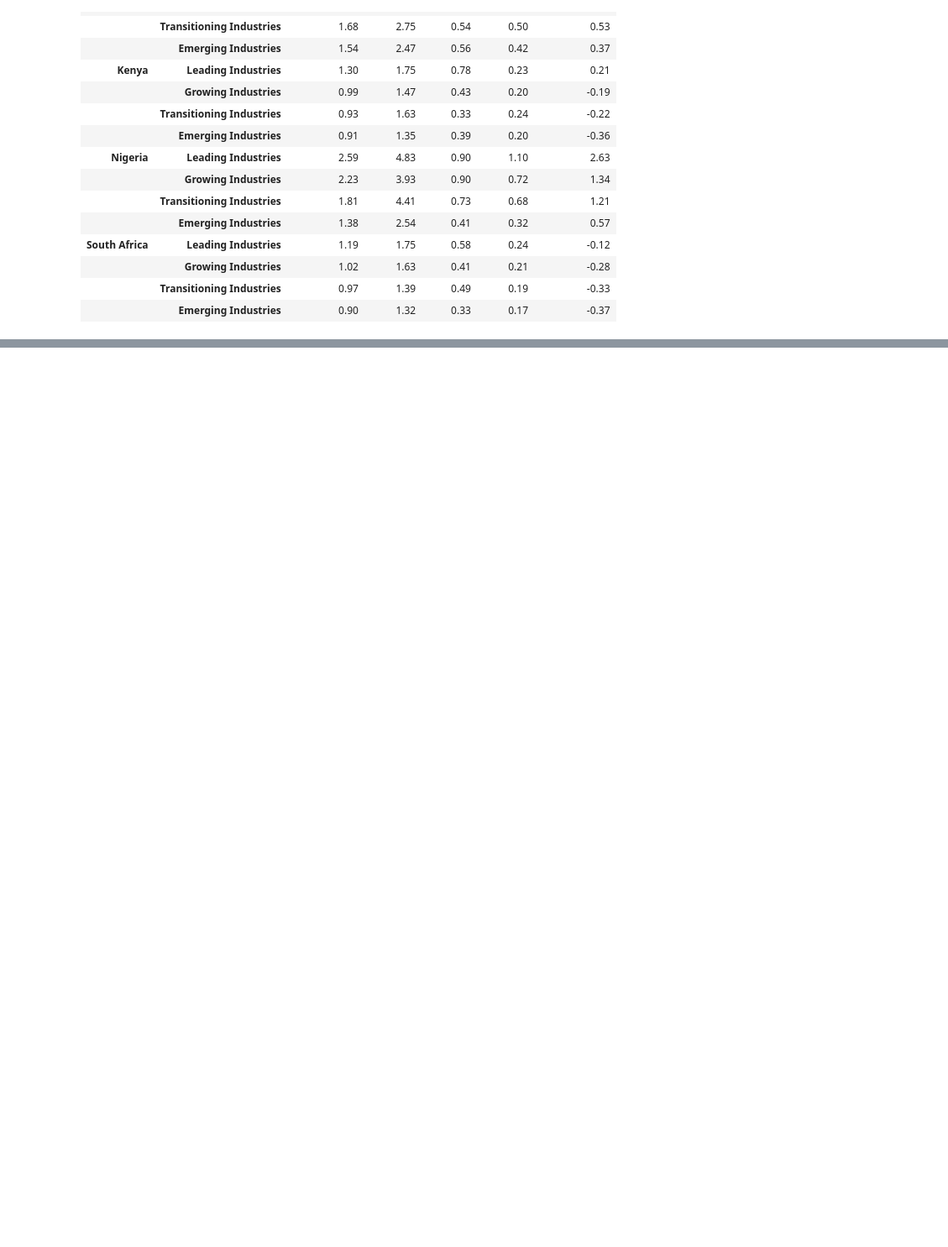
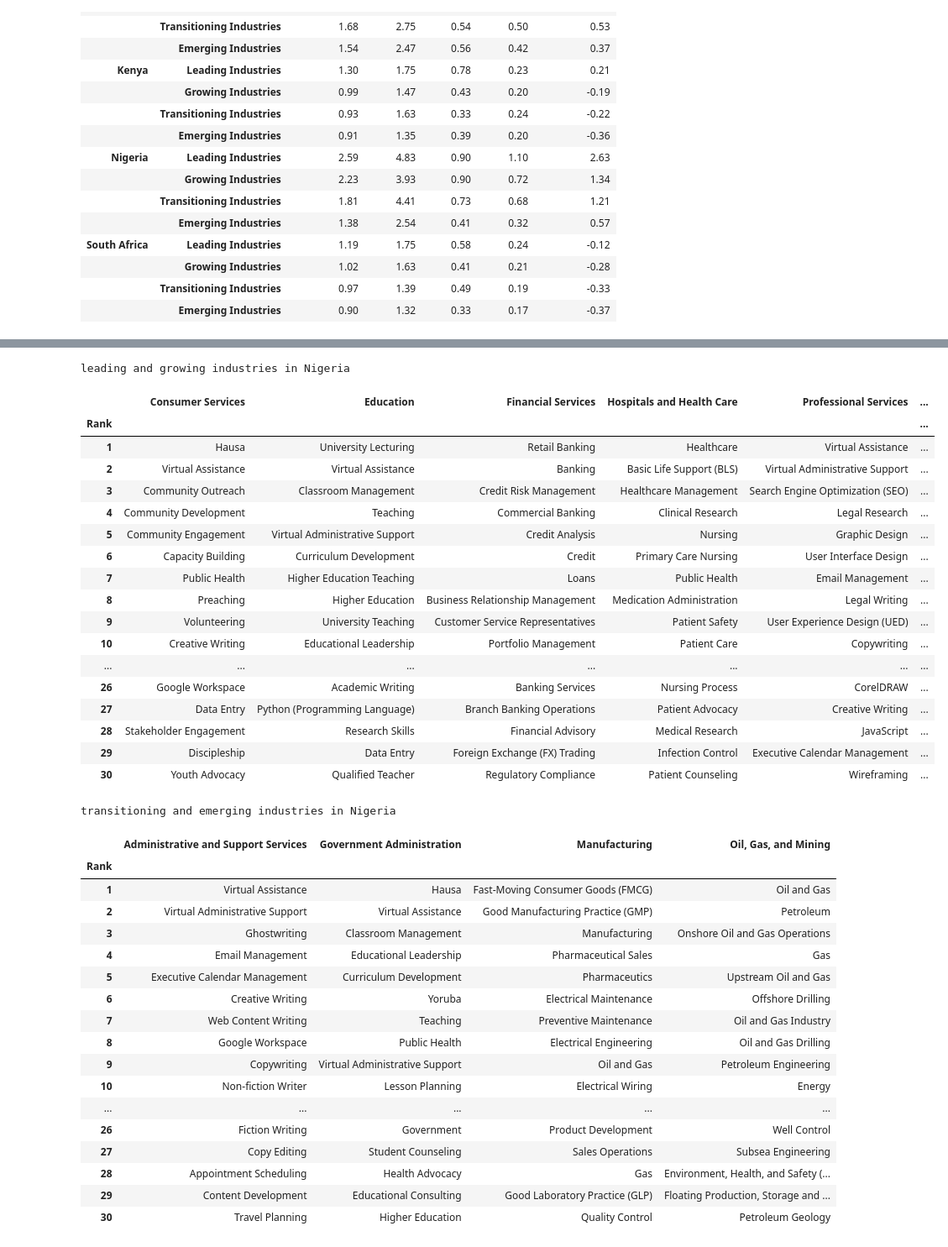
Before and after one commit to datapartnership/west-africa-labor-market-analysis, a Jupyter notebook: notebooks/linkedin-trends/linkedin-industry-performance.ipynb, the cells around one changed output, grey strips where cells are left out. Shown at 84% size. Saved outputs shown, nothing was run; the diff lists cells and outputs as text; code cells hidden in the pictures; blank space fills up the shorter version.

Commit message:
Add more analysis and tags

```diff
--- a/notebooks/linkedin-trends/linkedin-industry-performance.ipynb
+++ b/notebooks/linkedin-trends/linkedin-industry-performance.ipynb
@@ -288,0 +358,15 @@ plot_industry_tiers(industry_lhr, metrics, "South Africa")
+# %%
+skill_genome = read_skills(
+    "2A - SGP Ctry Ind",
+    header=3,
+    names=["Country", "Industry", "Skill", "Skill Rank"],
+    countries=COUNTRIES,
+).assign(**{"Skill Rank": lambda d: pd.to_numeric(d["Skill Rank"])})
+
+skill_genome.to_csv(PROCESSED_PATH / "skill_genome.csv", index=False)
+
+skill_genome.groupby("Country").agg(
+    industries=("Industry", "nunique"),
+    skills=("Skill", "nunique"),
+    rows=("Skill", "size"),
+)
@@ -288,0 +476,54 @@ plot_industry_tiers(industry_lhr, metrics, "South Africa")
+# %%
+display(
+    skill_grid(
+        "Nigeria",
+        half_industries("Nigeria", TOP_HALF),
+        "leading and growing industries",
+    )
+)
+display(
+    skill_grid(
+        "Nigeria",
+        half_industries("Nigeria", BOTTOM_HALF),
+        "transitioning and emerging industries",
+    )
+)
+# %% [output]
+leading and growing industries in Nigeria
+|  | Consumer Services | Education | Financial Services | Hospitals and Health Care | Professional Services | ... |
+| Rank |  |  |  |  |  | ... |
+| 1 | Hausa | University Lecturing | Retail Banking | Healthcare | Virtual Assistance | ... |
+| 2 | Virtual Assistance | Virtual Assistance | Banking | Basic Life Support (BLS) | Virtual Administrative Support | ... |
+| 3 | Community Outreach | Classroom Management | Credit Risk Management | Healthcare Management | Search Engine Optimization (SEO) | ... |
+| 4 | Community Development | Teaching | Commercial Banking | Clinical Research | Legal Research | ... |
+| 5 | Community Engagement | Virtual Administrative Support | Credit Analysis | Nursing | Graphic Design | ... |
+| 6 | Capacity Building | Curriculum Development | Credit | Primary Care Nursing | User Interface Design | ... |
+| 7 | Public Health | Higher Education Teaching | Loans | Public Health | Email Management | ... |
+| 8 | Preaching | Higher Education | Business Relationship Management | Medication Administration | Legal Writing | ... |
+| 9 | Volunteering | University Teaching | Customer Service Representatives | Patient Safety | User Experience Design (UED) | ... |
+| 10 | Creative Writing | Educational Leadership | Portfolio Management | Patient Care | Copywriting | ... |
+| ... | ... | ... | ... | ... | ... | ... |
+| 26 | Google Workspace | Academic Writing | Banking Services | Nursing Process | CorelDRAW | ... |
+| 27 | Data Entry | Python (Programming Language) | Branch Banking Operations | Patient Advocacy | Creative Writing | ... |
+| 28 | Stakeholder Engagement | Research Skills | Financial Advisory | Medical Research | JavaScript | ... |
+| 29 | Discipleship | Data Entry | Foreign Exchange (FX) Trading | Infection Control | Executive Calendar Management | ... |
+| 30 | Youth Advocacy | Qualified Teacher | Regulatory Compliance | Patient Counseling | Wireframing | ... |
+transitioning and emerging industries in Nigeria
+|  | Administrative and Support Services | Government Administration | Manufacturing | Oil, Gas, and Mining |
+| Rank |  |  |  |  |
+| 1 | Virtual Assistance | Hausa | Fast-Moving Consumer Goods (FMCG) | Oil and Gas |
+| 2 | Virtual Administrative Support | Virtual Assistance | Good Manufacturing Practice (GMP) | Petroleum |
+| 3 | Ghostwriting | Classroom Management | Manufacturing | Onshore Oil and Gas Operations |
+| 4 | Email Management | Educational Leadership | Pharmaceutical Sales | Gas |
+| 5 | Executive Calendar Management | Curriculum Development | Pharmaceutics | Upstream Oil and Gas |
+| 6 | Creative Writing | Yoruba | Electrical Maintenance | Offshore Drilling |
+| 7 | Web Content Writing | Teaching | Preventive Maintenance | Oil and Gas Industry |
+| 8 | Google Workspace | Public Health | Electrical Engineering | Oil and Gas Drilling |
+| 9 | Copywriting | Virtual Administrative Support | Oil and Gas | Petroleum Engineering |
+| 10 | Non-fiction Writer | Lesson Planning | Electrical Wiring | Energy |
+| ... | ... | ... | ... | ... |
+| 26 | Fiction Writing | Government | Product Development | Well Control |
+| 27 | Copy Editing | Student Counseling | Sales Operations | Subsea Engineering |
+| 28 | Appointment Scheduling | Health Advocacy | Gas | Environment, Health, and Safety (... |
+| 29 | Content Development | Educational Consulting | Good Laboratory Practice (GLP) | Floating Production, Storage and ... |
+| 30 | Travel Planning | Higher Education | Quality Control | Petroleum Geology |
```
Also changed, not shown: parts of 18 cells of this notebook, 2 other files.
